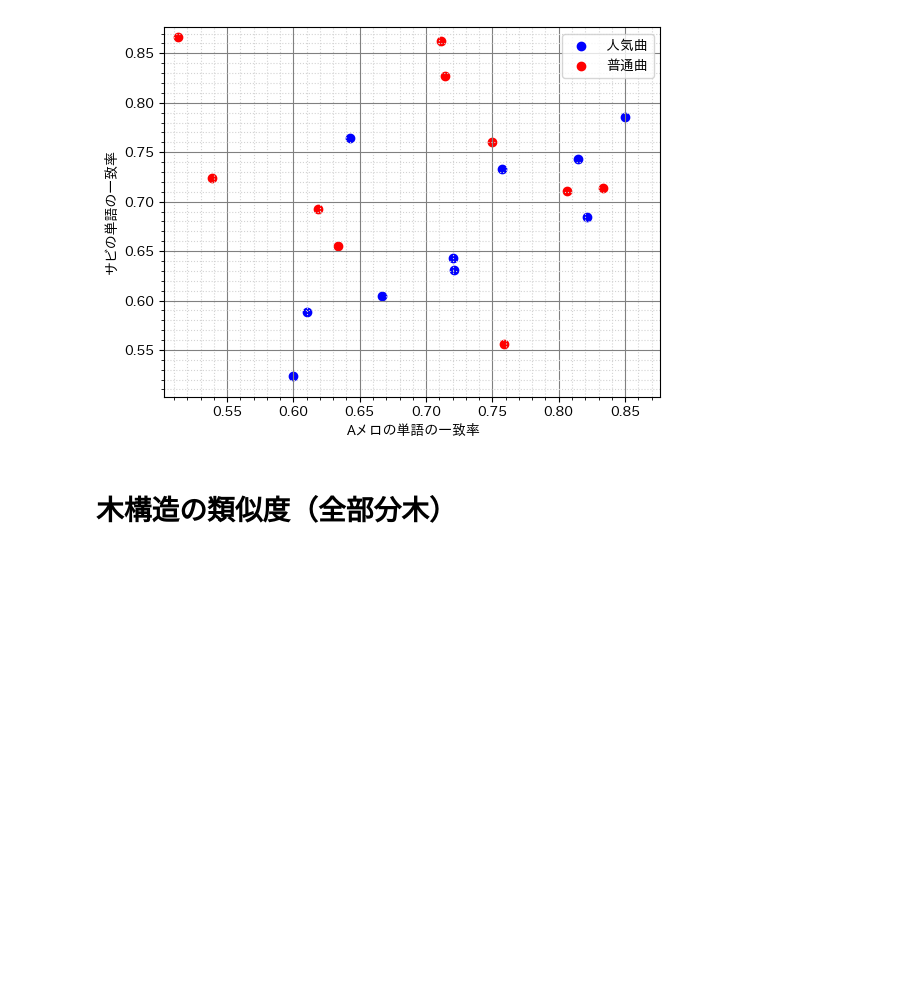
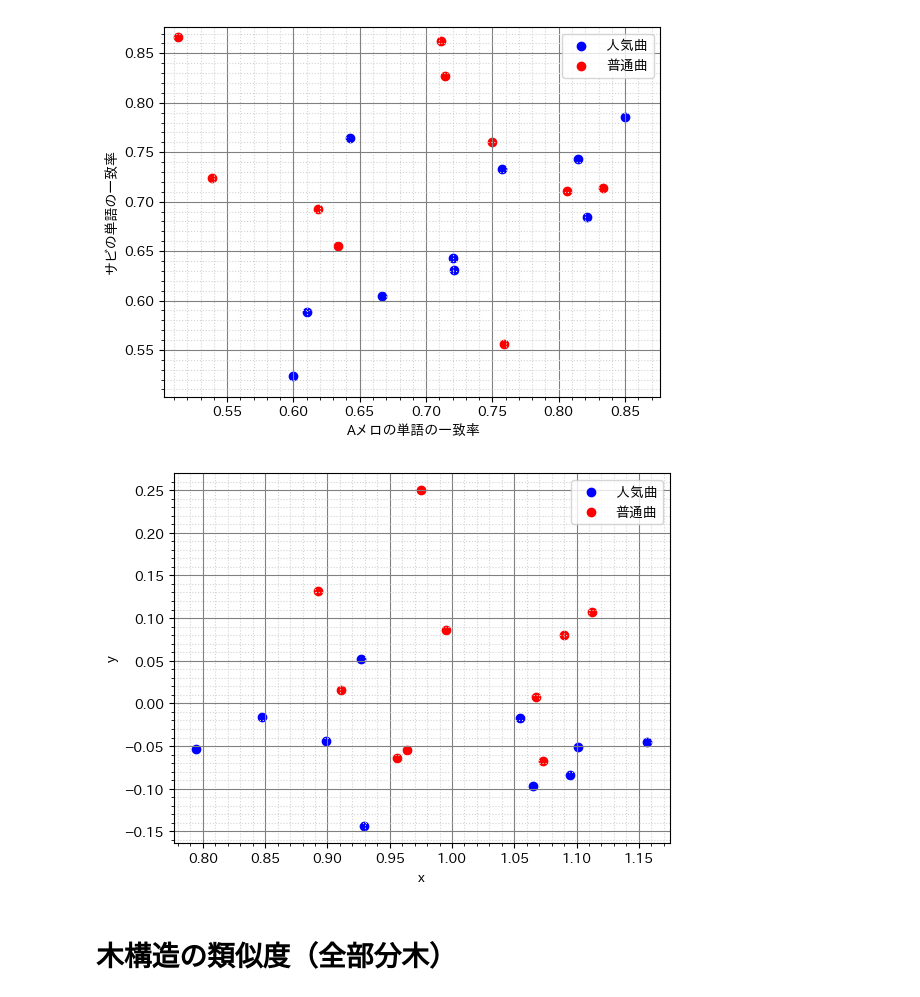
Before and after one commit to tsubasasugawara/lyrics_melody_analyzer, a Jupyter notebook: notebooks/GReeeeN.ipynb, the cells around one changed output. Drawn from its saved outputs; the diff is of its cells as text; code cells hidden in the pictures; blank space fills up the shorter version.

```diff
--- a/notebooks/GReeeeN.ipynb
+++ b/notebooks/GReeeeN.ipynb
@@ -59,6 +59,39 @@ scatter(rates, xy_min_wmr, xy_max_wmr, ["youtube_url"], "youtube_play_times", "A
 scatter(rates, xy_min_wmr, xy_max_wmr, ["spotify_id"], "spotify_popularity", "Aメロの単語の一致率", "サビの単語の一致率")
 # %% [output]
 [figure]
+# %%
+import math
+import numpy as np
+
+def rotate(x, y, theta):
+    xy_mat = np.matrix([[x], [y]])
+    mat = np.matrix([
+        [math.cos(math.radians(theta)), -1 * math.sin(math.radians(theta))],
+        [math.sin(math.radians(theta)), math.cos(math.radians(theta))]
+    ])
+    return np.dot(mat, xy_mat)
+# %%
+for i in range(0, len(rates[RATE_A])):
+    nxy = rotate(rates[RATE_A][i], rates[RATE_S][i], -45)
+    rates.at[i, RATE_A] = nxy[0, 0]
+    rates.at[i, RATE_S] = nxy[1, 0]
+
+sorted_rates = rates.dropna(subset=["youtube_url"]).sort_values("youtube_play_times", ascending=False)
+center = len(sorted_rates) // 2
+pop_youtube = sorted_rates[:center]
+unpop_youtube = sorted_rates[center:]
+
+plt.scatter(x=RATE_A, y=RATE_S, data=pop_youtube, color='blue', label='人気曲')
+plt.scatter(x=RATE_A, y=RATE_S, data=unpop_youtube, color='red', label='普通曲')
+
+plt.xlabel("x")
+plt.ylabel("y")
+plt.legend()
+plt.minorticks_on()
+plt.grid(which='major', color='gray', linestyle='solid')
+plt.grid(which='minor', color='lightgray', linestyle='dotted')
+# %% [output]
+[figure, added]
 # %% [markdown]
 # 木構造の類似度（全部分木）
 # %%
```
Also changed, not shown: parts of 1 cell of this notebook.
